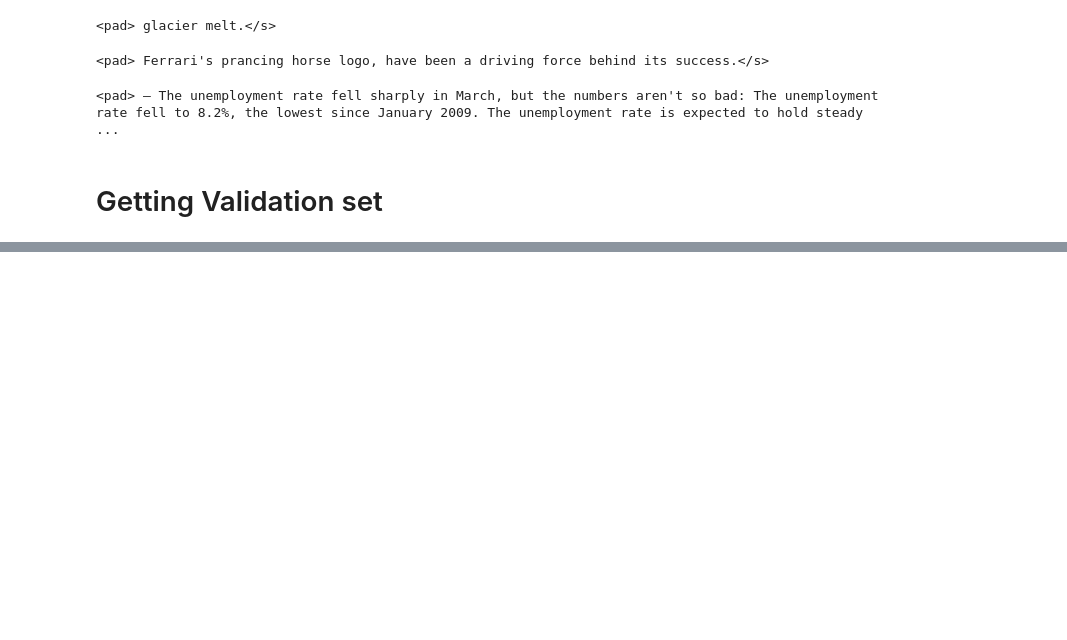
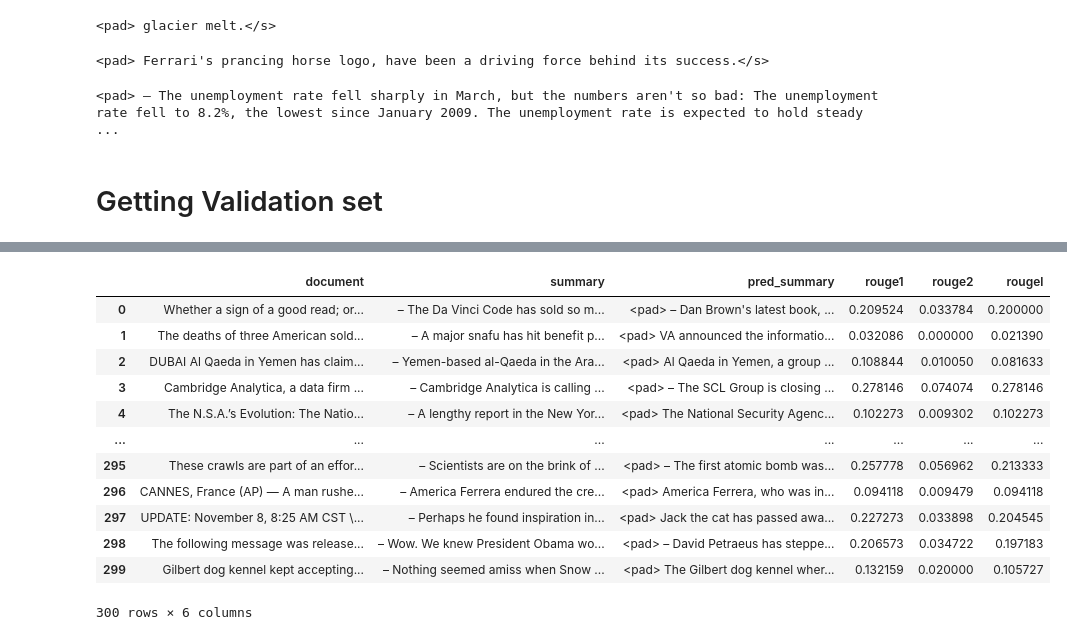
Before and after one commit to Harri200191/NLP_Text_Summarization, a Jupyter notebook: implementation.ipynb, the cells around one changed output, grey strips where cells are left out. Saved outputs shown, nothing was run; the diff lists cells and outputs as text; code cells hidden in the pictures; blank space fills up the shorter version.

```diff
--- a/implementation.ipynb
+++ b/implementation.ipynb
@@ -151,30 +158,44 @@ def get_rouge_scores(actual_summary, predicted_summary):
 # %%
 rouge1_scores = []
 rouge2_scores = []
 rougel_scores = []
 
 pred_summary_list = []
 
 for i in tqdm(range(len(val_data))):
 
   doc = val_data.loc[i]['document']
-  pred_summary = predict_summary(doc)
-  human_summary = val_data.loc[i]['summary']
+  pred_summ = predict_summary(doc)
+  summ_lab = val_data.loc[i]['summary']
 
-  score = get_rouge_scores(human_summary, pred_summary)
+  score = get_rouge_scores(summ_lab, pred_summ)
 
   rouge1_scores.append(score[0])
   rouge2_scores.append(score[1])
   rougel_scores.append(score[2])
 
-  pred_summary_list.append(pred_summary)
+  pred_summary_list.append(pred_summ)
 
 val_data["pred_summary"] = pred_summary_list
 
 val_data['rouge1'] = rouge1_scores
 val_data['rouge2'] = rouge2_scores
 val_data['rougel'] = rougel_scores
 
 val_data
+# %% [output]
+|  | document | summary | pred_summary | rouge1 | rouge2 | rougel |
+| 0 | Whether a sign of a good read; or... | – The Da Vinci Code has sold so m... | <pad> – Dan Brown's latest book, ... | 0.209524 | 0.033784 | 0.200000 |
+| 1 | The deaths of three American sold... | – A major snafu has hit benefit p... | <pad> VA announced the informatio... | 0.032086 | 0.000000 | 0.021390 |
+| 2 | DUBAI Al Qaeda in Yemen has claim... | – Yemen-based al-Qaeda in the Ara... | <pad> Al Qaeda in Yemen, a group ... | 0.108844 | 0.010050 | 0.081633 |
+| 3 | Cambridge Analytica, a data firm ... | – Cambridge Analytica is calling ... | <pad> – The SCL Group is closing ... | 0.278146 | 0.074074 | 0.278146 |
+| 4 | The N.S.A.’s Evolution: The Natio... | – A lengthy report in the New Yor... | <pad> The National Security Agenc... | 0.102273 | 0.009302 | 0.102273 |
+| ... | ... | ... | ... | ... | ... | ... |
+| 295 | These crawls are part of an effor... | – Scientists are on the brink of ... | <pad> – The first atomic bomb was... | 0.257778 | 0.056962 | 0.213333 |
+| 296 | CANNES, France (AP) — A man rushe... | – America Ferrera endured the cre... | <pad> America Ferrera, who was in... | 0.094118 | 0.009479 | 0.094118 |
+| 297 | UPDATE: November 8, 8:25 AM CST \... | – Perhaps he found inspiration in... | <pad> Jack the cat has passed awa... | 0.227273 | 0.033898 | 0.204545 |
+| 298 | The following message was release... | – Wow. We knew President Obama wo... | <pad> – David Petraeus has steppe... | 0.206573 | 0.034722 | 0.197183 |
+| 299 | Gilbert dog kennel kept accepting... | – Nothing seemed amiss when Snow ... | <pad> The Gilbert dog kennel wher... | 0.132159 | 0.020000 | 0.105727 |
+300 rows × 6 columns
 # %%
 val_data['rouge1'].mean()
```
Also changed, not shown: parts of 5 cells of this notebook, 1 other file.
